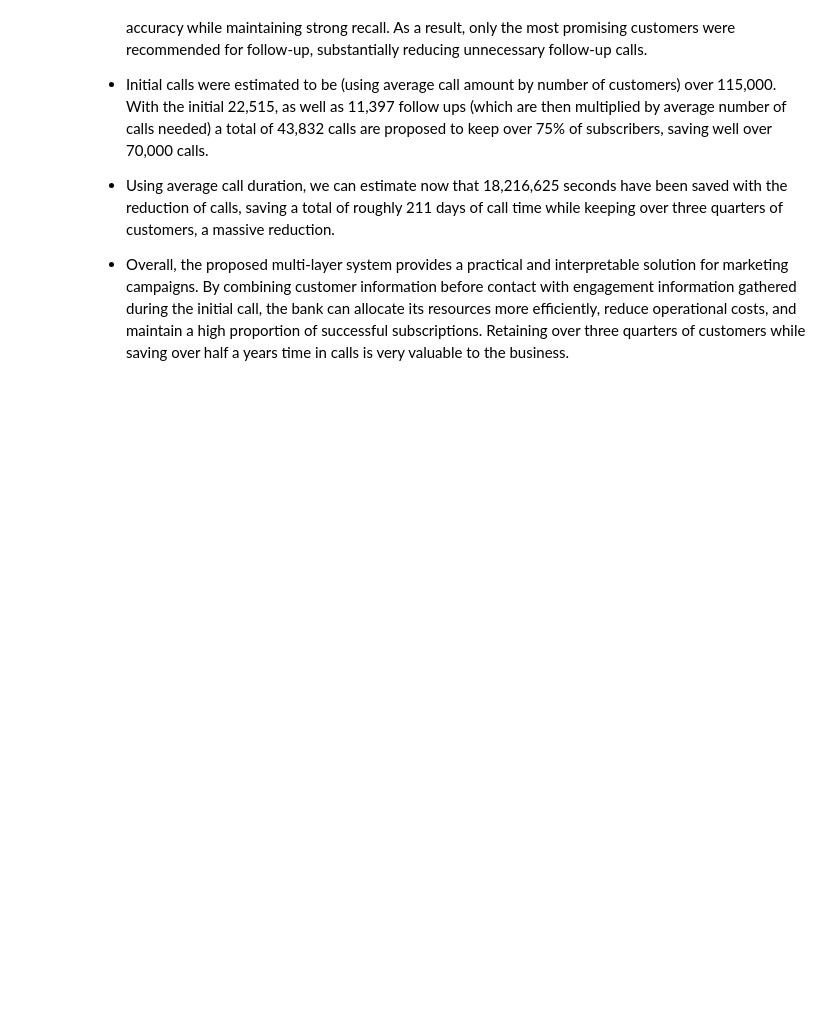
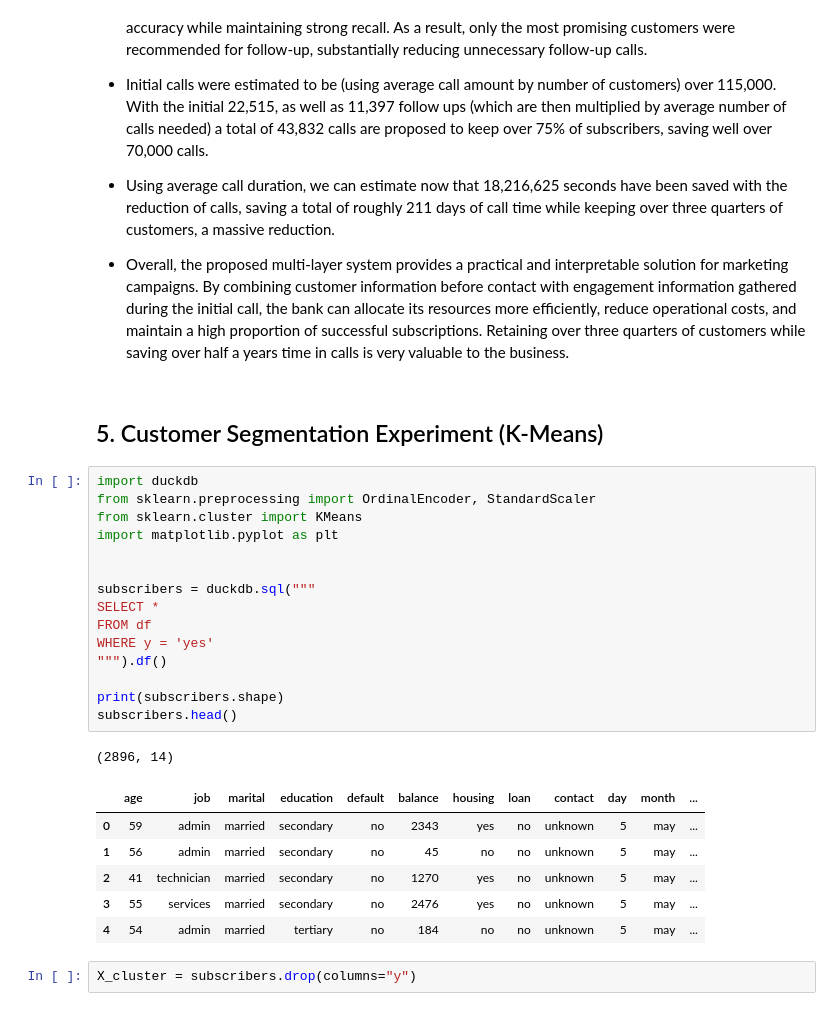
Before and after one commit to DillonR03/FZNMYBJpVLZ0cGg6, a Jupyter notebook: projectnotebook.ipynb, the cells around one changed output. Saved outputs shown, nothing was run; the diff lists cells and outputs as text; blank space fills up the shorter version.

```diff
--- a/projectnotebook.ipynb
+++ b/projectnotebook.ipynb
@@ -751,3 +751,30 @@ Because Layer 2 is evaluating follow up calls, the cumulative recall here is use
 - Using average call duration, we can estimate now that 18,216,625 seconds have been saved with the reduction of calls, saving a total of roughly 211 days of call time while keeping over three quarters of customers, a massive reduction.
 
 - Overall, the proposed multi-layer system provides a practical and interpretable solution for marketing campaigns. By combining customer information before contact with engagement information gathered during the initial call, the bank can allocate its resources more efficiently, reduce operational costs, and maintain a high proportion of successful subscriptions. Retaining over three quarters of customers while saving over half a years time in calls is very valuable to the business.
+# %% [markdown]
+## 5. Customer Segmentation Experiment (K-Means)
+# %%
+import duckdb
+from sklearn.preprocessing import OrdinalEncoder, StandardScaler
+from sklearn.cluster import KMeans
+import matplotlib.pyplot as plt
+
+
+subscribers = duckdb.sql("""
+SELECT *
+FROM df
+WHERE y = 'yes'
+""").df()
+
+print(subscribers.shape)
+subscribers.head()
+# %% [output]
+(2896, 14)
+|  | age | job | marital | education | default | balance | housing | loan | contact | day | month | ... |
+| 0 | 59 | admin | married | secondary | no | 2343 | yes | no | unknown | 5 | may | ... |
+| 1 | 56 | admin | married | secondary | no | 45 | no | no | unknown | 5 | may | ... |
+| 2 | 41 | technician | married | secondary | no | 1270 | yes | no | unknown | 5 | may | ... |
+| 3 | 55 | services | married | secondary | no | 2476 | yes | no | unknown | 5 | may | ... |
+| 4 | 54 | admin | married | tertiary | no | 184 | no | no | unknown | 5 | may | ... |
+# %%
+X_cluster = subscribers.drop(columns="y")
```
Also changed, not shown: parts of 11 cells of this notebook.
